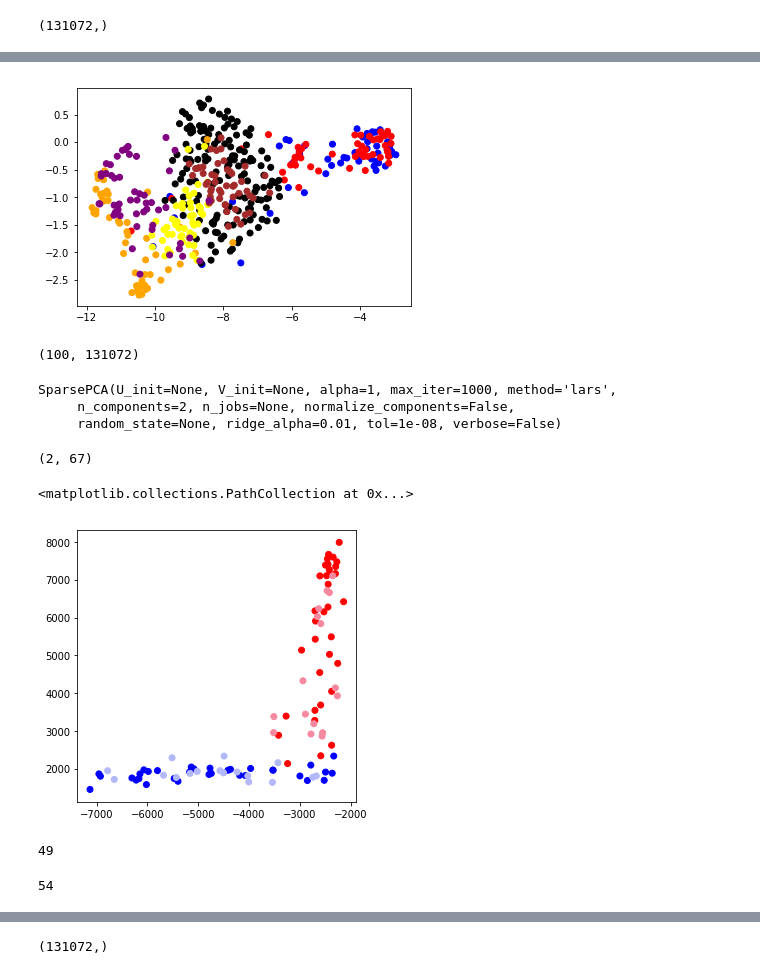
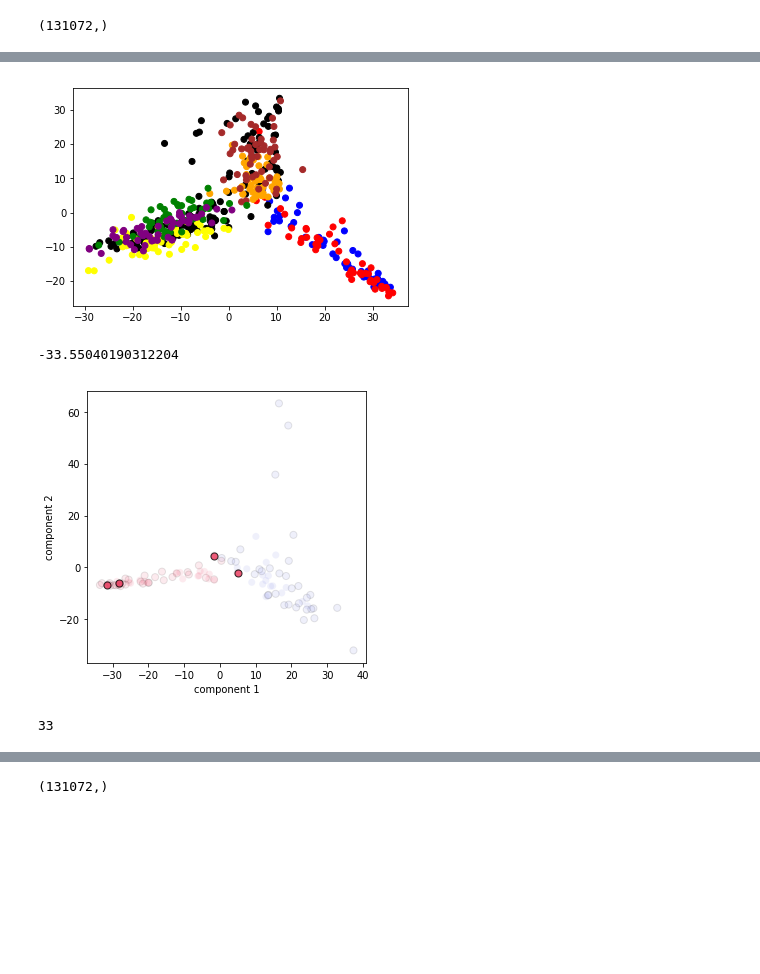
Before and after one commit to tyler-martin-12/tcav_on_azure, a Jupyter notebook: robust_cavs.ipynb, the cells around one changed output, grey strips where cells are left out. Cells and saved outputs as stored; diff of their text form; code cells hidden in the pictures; blank space fills up the shorter version.

```diff
--- a/robust_cavs.ipynb
+++ b/robust_cavs.ipynb
@@ -1948,9 +1622,10 @@ grads.shape
 # %%
 ## t-SNE
 # %%
-layer = 'mixed9'
-concepts = ['striped_sub_1','striped_sub_2','random500_0','random500_1','random500_2',
-            'woven_sub_1','knitted_sub_1','horse_sub_1','grid_sub_1']
+layer = 'mixed0'
+concepts = ['random500_0','random500_1','striped_sub_1','woven_sub_1',
+            'knitted_sub_1','horse_sub_1','grid_sub_1','green_sub_1','yellow_sub_1',
+            'woman_sub_1','sky_sub_1','trees_sub_1']
 all_acts = None
 colors = None
 for idx,c in enumerate(concepts):
@@ -1986,16 +1696,22 @@ plt.ylim([-ax_len,ax_len])
 # %%
 ## TSNE
-this_umap = umap.UMAP(n_neighbors=30, random_state=42).fit(all_acts)
+this_umap = umap.UMAP(n_components=2, n_neighbors=50, random_state=43).fit(all_acts)
 
 embed = this_umap.transform(all_acts)
+
+pca = PCA(n_components=2)
+pca.fit(all_acts)
+#pca_c = pca.components_
+
+embed = pca.transform(all_acts)
 
 #embed = TSNE(n_components=2, perplexity=50,).fit_transform(all_acts)
 plt.scatter(embed[:,0], embed[:,1], color = embed_colors)
 
 ax_len = 50
 #plt.xlim([-ax_len,ax_len])
 #plt.ylim([-ax_len,ax_len])
 # %% [output]
-[figure, old version]
+[figure, new version]
 # %%
 from sklearn.decomposition import SparsePCA
@@ -2017,7 +1735,3 @@ idx_array = np.arange(100)
 x_train, x_test, y_train, y_test, idx_train, idx_test = train_test_split(x, y, idx_array, test_size=0.33, stratify=y,random_state=1,)
 
 cav_1 = make_orig_cav(x_train,y_train)
-# %%
-x.shape
-# %% [output]
-(100, 131072)
@@ -2024,10 +1742,2 @@ x.shape
 # %%
-sPCA.fit(x_train)
+#sPCA.fit(x_train)
-# %% [output]
-SparsePCA(U_init=None, V_init=None, alpha=1, max_iter=1000, method='lars',
-     n_components=2, n_jobs=None, normalize_components=False,
-     random_state=None, ridge_alpha=0.01, tol=1e-08, verbose=False)
-# %%
-train_embed.shape
-# %% [output]
-(2, 67)
@@ -2033,0 +1749,4 @@ train_embed.shape
+# %%
+train_embed[0][0]
+# %% [output]
+-33.55040190312204
@@ -2034,27 +1755,36 @@ train_embed.shape
 # %%
-sPCA_comps = sPCA.components_
+sPCA_comps = pca.components_
+#light_blue,light_red = '#b3b8fb','#f6889f'
+blue1,red1='#6b73df','#ea385c'
 
 train_embed = np.dot(sPCA_comps, x_train.T)
 test_embed = np.dot(sPCA_comps, x_test.T)
-c_train = ['red' if y == 0 else 'blue' for y in y_train]
-c_test = [light_red if y == 0 else light_blue for y in y_test]
-
-light_blue,light_red = '#b3b8fb','#f6889f'
+c_train = [red1 if y == 0 else blue1 for y in y_train]
+c_test = [red1 if y == 0 else blue1 for y in y_test]
 
 fig = plt.figure(figsize=[5,5])
 
-plt.scatter(train_embed[0], train_embed[1], color = c_train)
-plt.scatter(test_embed[0], test_embed[1], color = c_test) #, alpha = .6)
+plt.scatter(train_embed[0], train_embed[1], color = c_train, alpha = .1, edgecolor='black', s=50)
+plt.scatter(test_embed[0], test_embed[1], color = c_test, alpha = .1, edgecolor=None, linewidths=0 ,s=50)
+
+idx = 1
+plt.scatter(train_embed[0][idx], train_embed[1][idx], color = red1, alpha = .8, edgecolor='black', s=50)
+idx = 10
+plt.scatter(train_embed[0][idx], train_embed[1][idx], color = red1, alpha = .8, edgecolor='black', s=50)
+idx = 30
+plt.scatter(train_embed[0][idx], train_embed[1][idx], color = red1, alpha = .8, edgecolor='black', s=50)
+idx = 33
+plt.scatter(train_embed[0][idx], train_embed[1][idx], color = red1, alpha = .8, edgecolor='black', s=50)
+
+#_,_ = plt.xticks([], []),plt.yticks([], [])
+plt.xlabel('component 1')
+plt.ylabel('component 2')
 
 #plt.xlim([-40,40])
-#plt.ylim([-5,10])
+#plt.ylim([0,1500])
+plt.savefig('new_figs/pca_9_striped.png',dpi=400)
 # %% [output]
-<matplotlib.collections.PathCollection at 0x...>
-[figure, old version]
+[figure, new version]
-# %%
-train_embed[1].argmin()
-# %% [output]
-49
 # %%
 #train_embed
 # %%
@@ -2076,6 +1806,6 @@ for i in range(33):
 # %%
 #train_embed_n
 # %%
-np.nanargmax(train_embed_n[1])
+np.nanargmax(train_embed_p[1])
 # %% [output]
-54
+33
```
Also changed, not shown: parts of 95 cells of this notebook, 48 other files.
